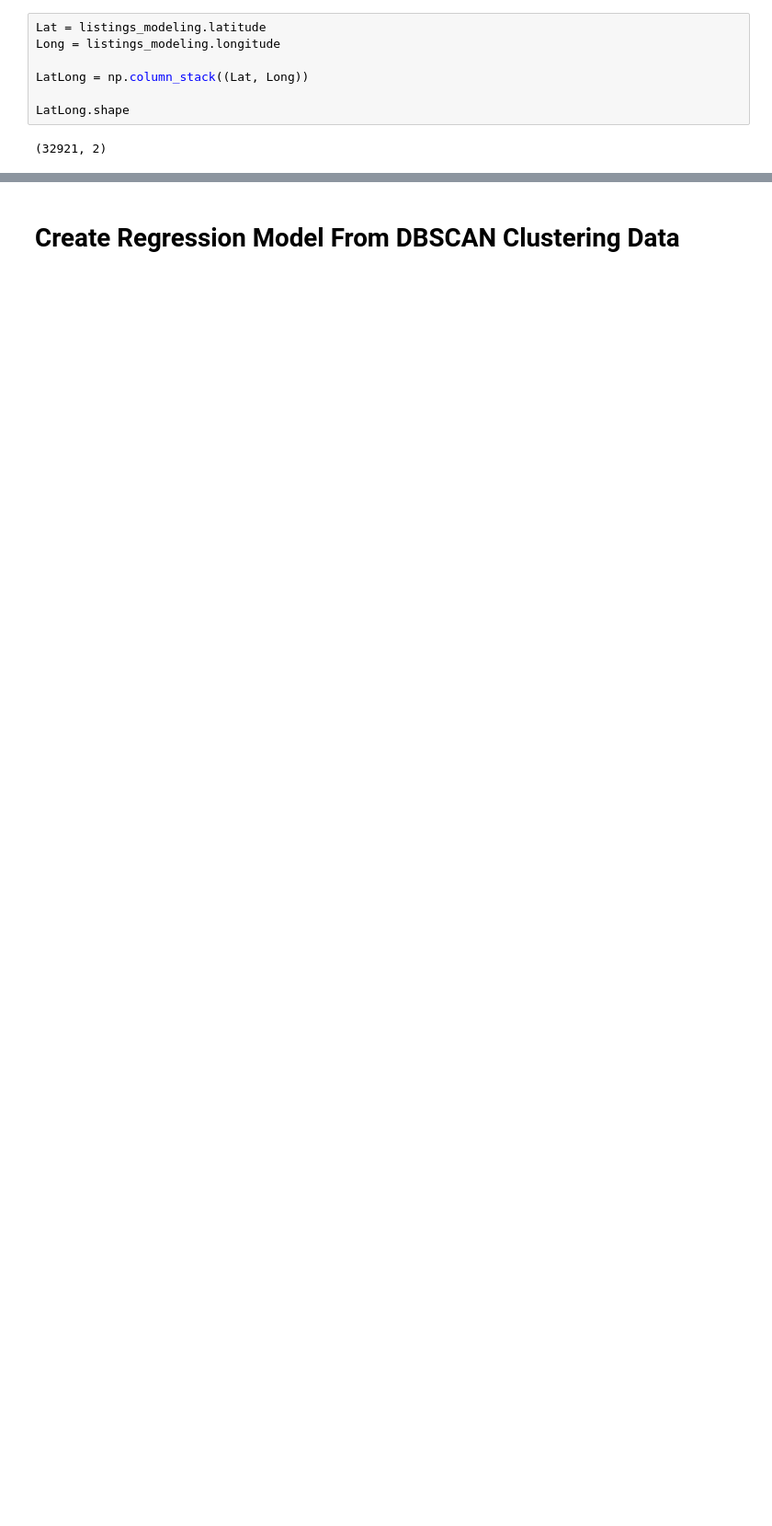
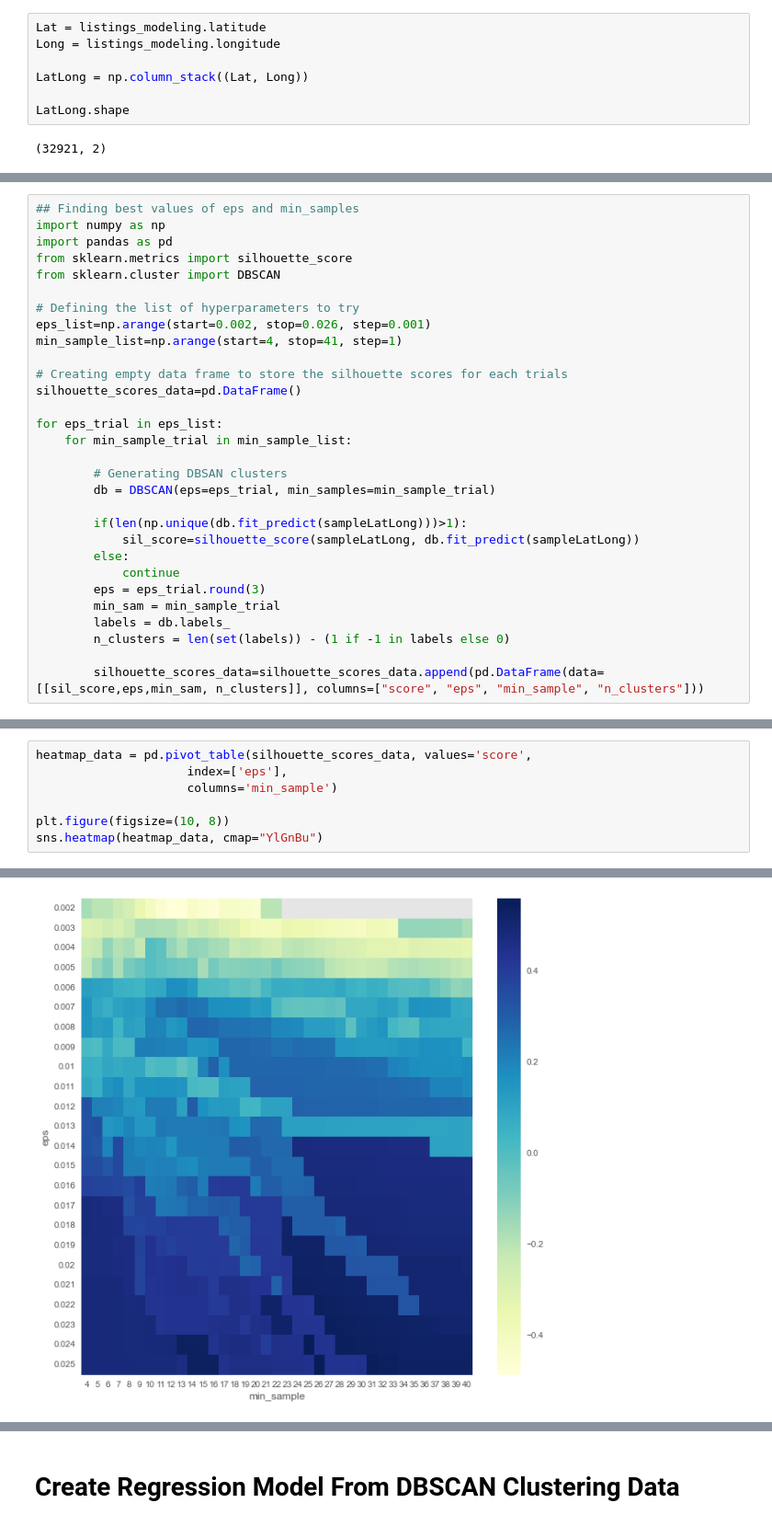
Before and after one commit to rickfontenot/airbnb, a Jupyter notebook: Lab3/Working/lab3_Puri2.ipynb, the cells around one changed output, grey strips where cells are left out. Shown at 92% size. Cells and saved outputs as stored; diff of their text form; blank space fills up the shorter version.

```diff
--- a/Lab3/Working/lab3_Puri2.ipynb
+++ b/Lab3/Working/lab3_Puri2.ipynb
@@ -1052,0 +889,30 @@ geo_df.plot(ax=ax, column='cluster', cmap='tab20', zorder=1)
+# %%
+## Finding best values of eps and min_samples
+import numpy as np
+import pandas as pd
+from sklearn.metrics import silhouette_score
+from sklearn.cluster import DBSCAN
+
+# Defining the list of hyperparameters to try
+eps_list=np.arange(start=0.002, stop=0.026, step=0.001)
+min_sample_list=np.arange(start=4, stop=41, step=1)
+
+# Creating empty data frame to store the silhouette scores for each trials
+silhouette_scores_data=pd.DataFrame()
+
+for eps_trial in eps_list:
+    for min_sample_trial in min_sample_list:
+
+        # Generating DBSAN clusters
+        db = DBSCAN(eps=eps_trial, min_samples=min_sample_trial)
+
+        if(len(np.unique(db.fit_predict(sampleLatLong)))>1):
+            sil_score=silhouette_score(sampleLatLong, db.fit_predict(sampleLatLong))
+        else:
+            continue
+        eps = eps_trial.round(3)
+        min_sam = min_sample_trial
+        labels = db.labels_
+        n_clusters = len(set(labels)) - (1 if -1 in labels else 0)
+
+        silhouette_scores_data=silhouette_scores_data.append(pd.DataFrame(data=[[sil_score,eps,min_sam, n_clusters]], columns=["score", "eps", "min_sample", "n_clusters"]))
@@ -1052,0 +929,8 @@ geo_df.plot(ax=ax, column='cluster', cmap='tab20', zorder=1)
+# %%
+heatmap_data = pd.pivot_table(silhouette_scores_data, values='score',
+                     index=['eps'],
+                     columns='min_sample')
+
+plt.figure(figsize=(10, 8))
+sns.heatmap(heatmap_data, cmap="YlGnBu")
+# %% [output]
@@ -1052,0 +938 @@ geo_df.plot(ax=ax, column='cluster', cmap='tab20', zorder=1)
+[figure, added]
```
Also changed, not shown: parts of 45 cells of this notebook, 1 other file.
